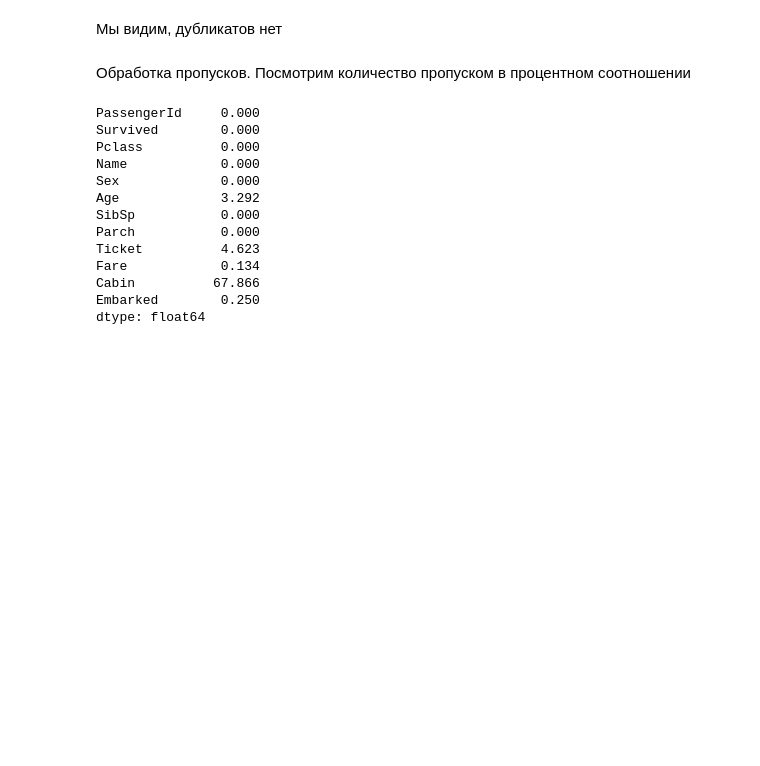
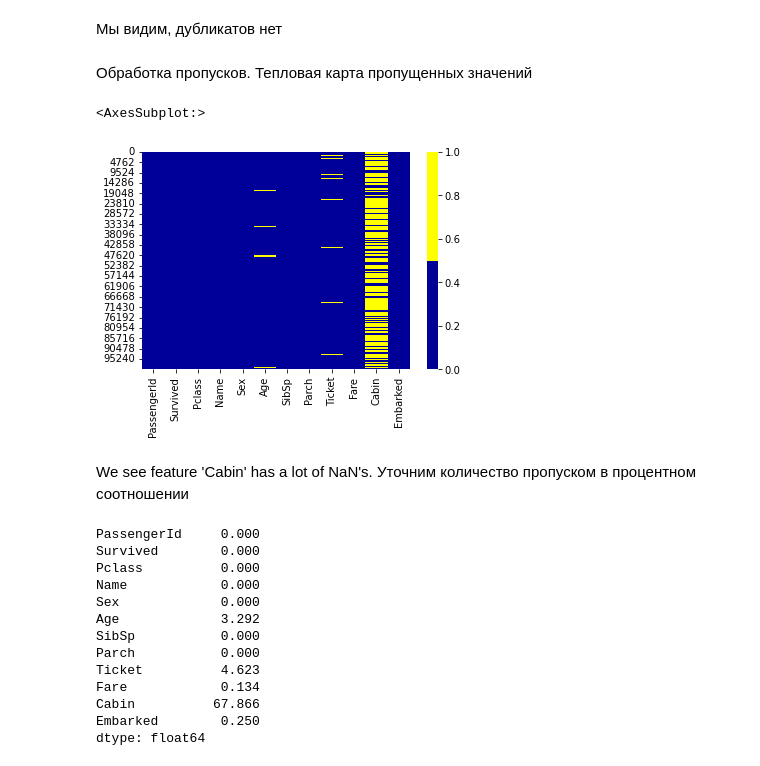
Before and after one commit to pmstangmailcom/rs_school, a Jupyter notebook: EDA_data_exploration.ipynb, the cells around one changed output. Drawn from its saved outputs; the diff is of its cells as text; code cells hidden in the pictures; blank space fills up the shorter version.

```diff
--- a/EDA_data_exploration.ipynb
+++ b/EDA_data_exploration.ipynb
@@ -94,7 +94,17 @@ passengers_before_cleaning.shape
 # %% [markdown]
 Мы видим, дубликатов нет
 # %% [markdown]
-Обработка пропусков. Посмотрим количество пропуском в процентном соотношении
+Обработка пропусков.
+Тепловая карта пропущенных значений
+# %%
+
+colours = ['#000099', '#ffff00'] # yellow - NaN, blue - not NaN
+sns.heatmap(passengers_before_cleaning.isnull(), cmap=sns.color_palette(colours))
+# %% [output]
+<AxesSubplot:>
+[figure, added]
+# %% [markdown]
+We see feature 'Cabin' has a lot of NaN's. Уточним количество пропуском в процентном соотношении
 # %%
 passengers_before_cleaning.isnull().mean()*100
 # %% [output]
```
Also changed, not shown: parts of 35 cells of this notebook.
